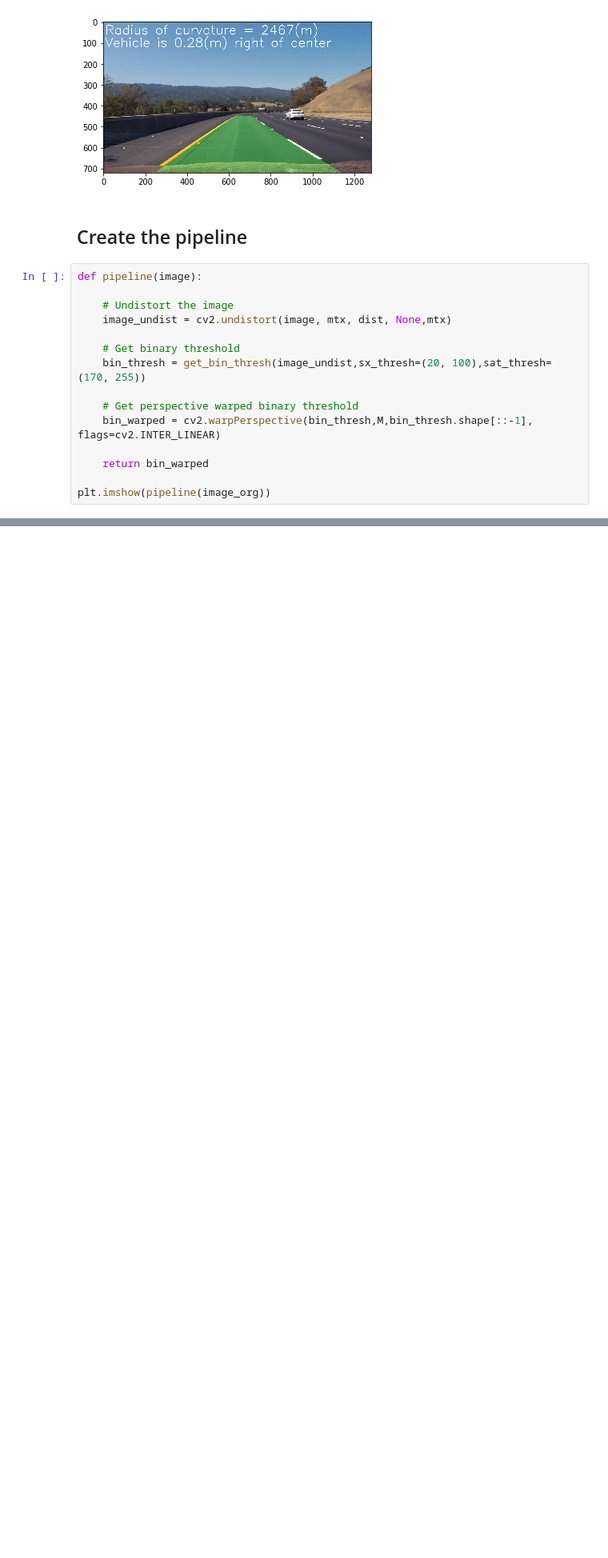
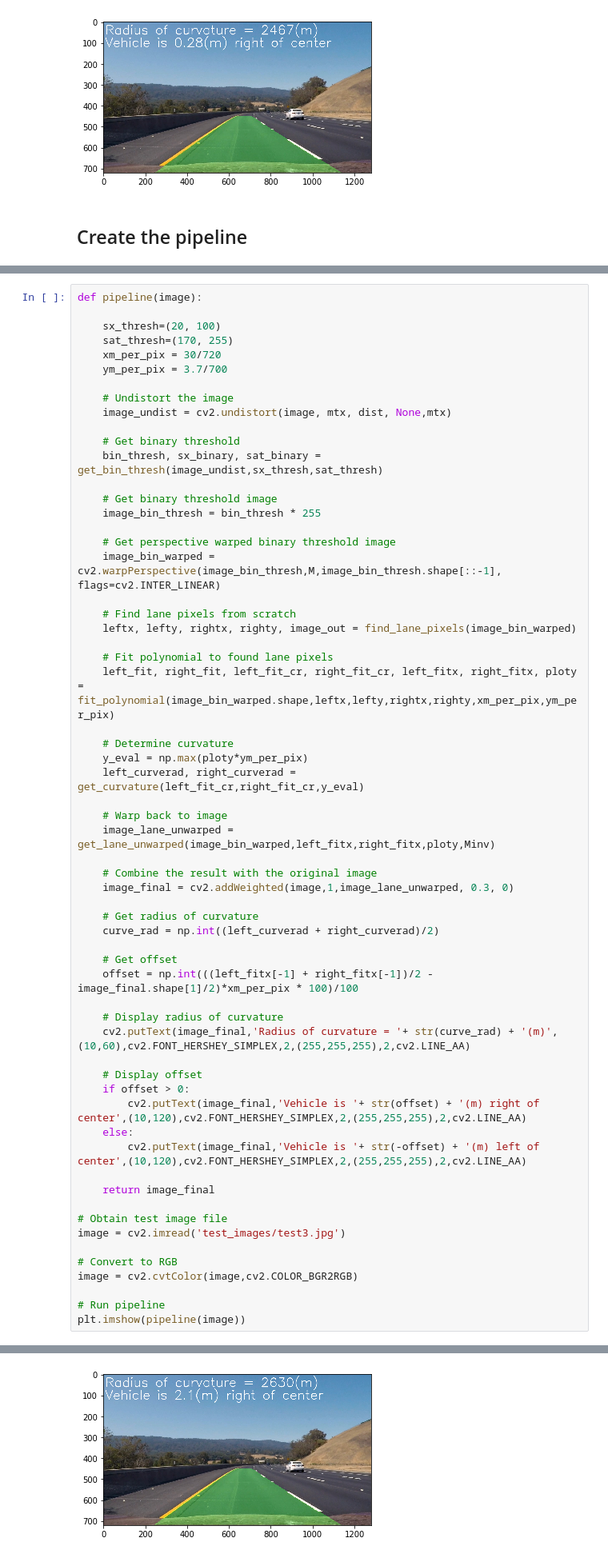
Before and after one commit to ashwinmr/CarND-Advanced-Lane-Lines, a Jupyter notebook: Main.ipynb, the cells around one changed output, grey strips where cells are left out. Shown at 80% size. Drawn from its saved outputs; the diff is of its cells as text; blank space fills up the shorter version.

```diff
--- a/Main.ipynb
+++ b/Main.ipynb
@@ -473,18 +488,3 @@ plt.imshow(image_text)
 [figure]
 # %% [markdown]
 ## Create the pipeline
-# %%
-def pipeline(image):
-
-    # Undistort the image
-    image_undist = cv2.undistort(image, mtx, dist, None,mtx)
-
-    # Get binary threshold
-    bin_thresh = get_bin_thresh(image_undist,sx_thresh=(20, 100),sat_thresh=(170, 255))
-
-    # Get perspective warped binary threshold
-    bin_warped = cv2.warpPerspective(bin_thresh,M,bin_thresh.shape[::-1], flags=cv2.INTER_LINEAR)
-
-    return bin_warped
-
-plt.imshow(pipeline(image_org))
@@ -495,0 +491,62 @@ plt.imshow(pipeline(image_org))
+# %%
+def pipeline(image):
+
+    sx_thresh=(20, 100)
+    sat_thresh=(170, 255)
+    xm_per_pix = 30/720
+    ym_per_pix = 3.7/700
+
+    # Undistort the image
+    image_undist = cv2.undistort(image, mtx, dist, None,mtx)
+
+    # Get binary threshold
+    bin_thresh, sx_binary, sat_binary = get_bin_thresh(image_undist,sx_thresh,sat_thresh)
+
+    # Get binary threshold image
+    image_bin_thresh = bin_thresh * 255
+
+    # Get perspective warped binary threshold image
+    image_bin_warped = cv2.warpPerspective(image_bin_thresh,M,image_bin_thresh.shape[::-1], flags=cv2.INTER_LINEAR)
+
+    # Find lane pixels from scratch
+    leftx, lefty, rightx, righty, image_out = find_lane_pixels(image_bin_warped)
+
+    # Fit polynomial to found lane pixels
+    left_fit, right_fit, left_fit_cr, right_fit_cr, left_fitx, right_fitx, ploty = fit_polynomial(image_bin_warped.shape,leftx,lefty,rightx,righty,xm_per_pix,ym_per_pix)
+
+    # Determine curvature
+    y_eval = np.max(ploty*ym_per_pix)
+    left_curverad, right_curverad = get_curvature(left_fit_cr,right_fit_cr,y_eval)
+
+    # Warp back to image
+    image_lane_unwarped = get_lane_unwarped(image_bin_warped,left_fitx,right_fitx,ploty,Minv)
+
+    # Combine the result with the original image
+    image_final = cv2.addWeighted(image,1,image_lane_unwarped, 0.3, 0)
+
+    # Get radius of curvature
+    curve_rad = np.int((left_curverad + right_curverad)/2)
+
+    # Get offset
+    offset = np.int(((left_fitx[-1] + right_fitx[-1])/2 - image_final.shape[1]/2)*xm_per_pix * 100)/100
+
+    # Display radius of curvature
+    cv2.putText(image_final,'Radius of curvature = '+ str(curve_rad) + '(m)',(10,60),cv2.FONT_HERSHEY_SIMPLEX,2,(255,255,255),2,cv2.LINE_AA)
+
+    # Display offset
+    if offset > 0:
+        cv2.putText(image_final,'Vehicle is '+ str(offset) + '(m) right of center',(10,120),cv2.FONT_HERSHEY_SIMPLEX,2,(255,255,255),2,cv2.LINE_AA)
+    else:
+        cv2.putText(image_final,'Vehicle is '+ str(-offset) + '(m) left of center',(10,120),cv2.FONT_HERSHEY_SIMPLEX,2,(255,255,255),2,cv2.LINE_AA)
+
+    return image_final
+
+# Obtain test image file
+image = cv2.imread('test_images/test3.jpg')
+
+# Convert to RGB
+image = cv2.cvtColor(image,cv2.COLOR_BGR2RGB)
+
+# Run pipeline
+plt.imshow(pipeline(image))
+# %% [output]
@@ -496 +554,2 @@ plt.imshow(pipeline(image_org))
+[figure, added]
 # %%
```
Also changed, not shown: parts of 8 cells of this notebook.
